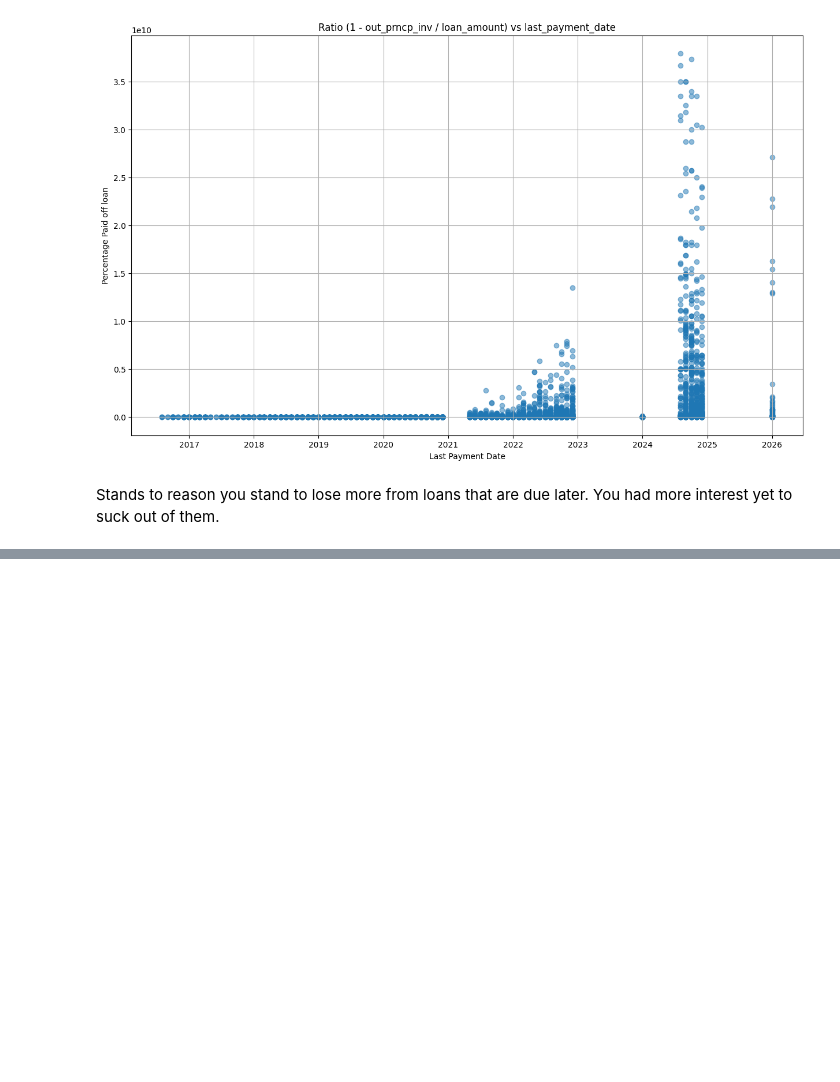
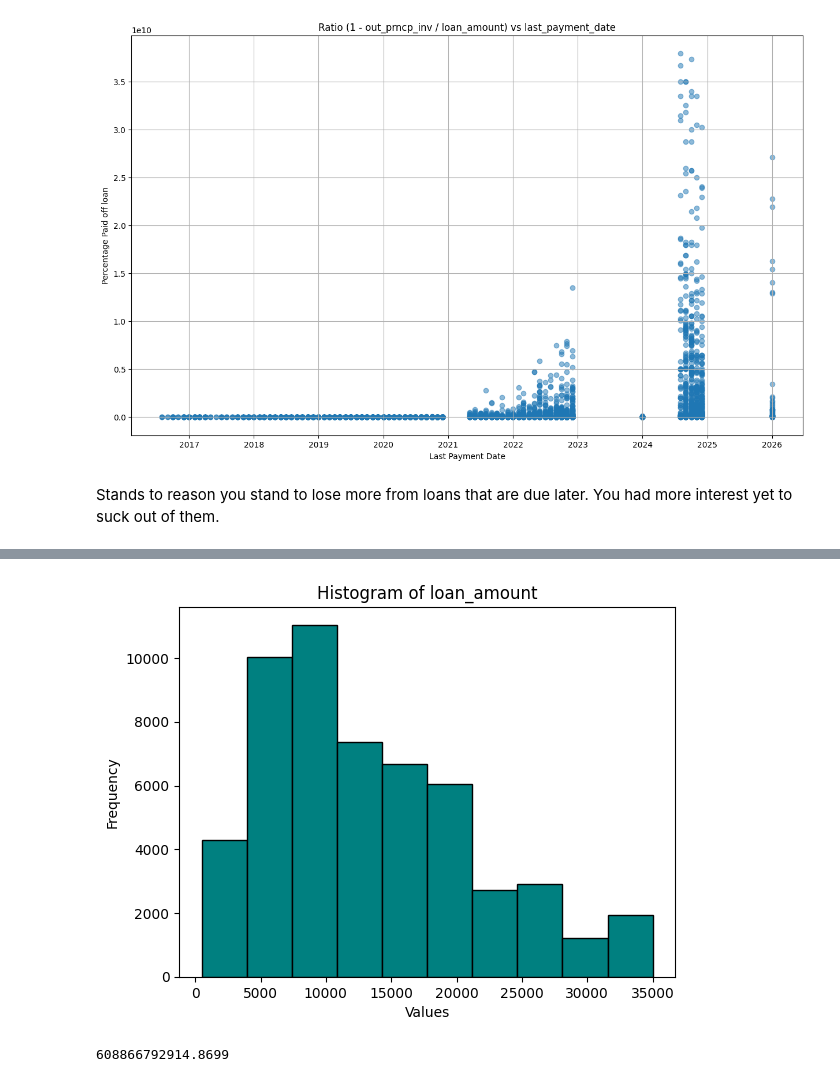
Before and after one commit to ThanksCheersHrng/exploratory-data-analysis---customer-loans-in-finance202, a Jupyter notebook: analysis_and_visualisation_workspace_1.ipynb, the cells around one changed output, grey strips where cells are left out. Saved outputs shown, nothing was run; the diff lists cells and outputs as text; code cells hidden in the pictures; blank space fills up the shorter version.

```diff
--- a/analysis_and_visualisation_workspace_1.ipynb
+++ b/analysis_and_visualisation_workspace_1.ipynb
@@ -403,0 +465,31 @@ Stands to reason you stand to lose more from loans that are due later. You had m
+# %%
+# As you can see, no, the distributions are quite similar.
+plt.hist(finance_df[column_name], bins=10, color='teal', edgecolor='black')
+
+# Adding labels and title
+plt.xlabel('Values')
+plt.ylabel('Frequency')
+plt.title('Histogram of ' + column_name)
+
+# Showing plot
+plt.show()
+# %% [output]
+[figure, added]
+# %%
+# Calculate A for every row
+
+late_df['A'] = late_df['loan_amount']*(1 + late_df['int_rate']/100)**late_df['term_length_in_months']
+
+# Find sum of all A
+total_A = late_df['A'].sum()
+#print("Total projected value of loans with late status:" total_A)
+
+# Subtract what we've already taken in loan repayments. (I may have forgotten this last time.)
+earned_of_lates = late_df['total_payment'].sum()
+
+# Subtract:
+projected_losses_of_lates = total_A - earned_of_lates
+
+print(projected_losses_of_lates)
+# %% [output]
+608866792914.8699
```
Also changed, not shown: parts of 8 cells of this notebook.
